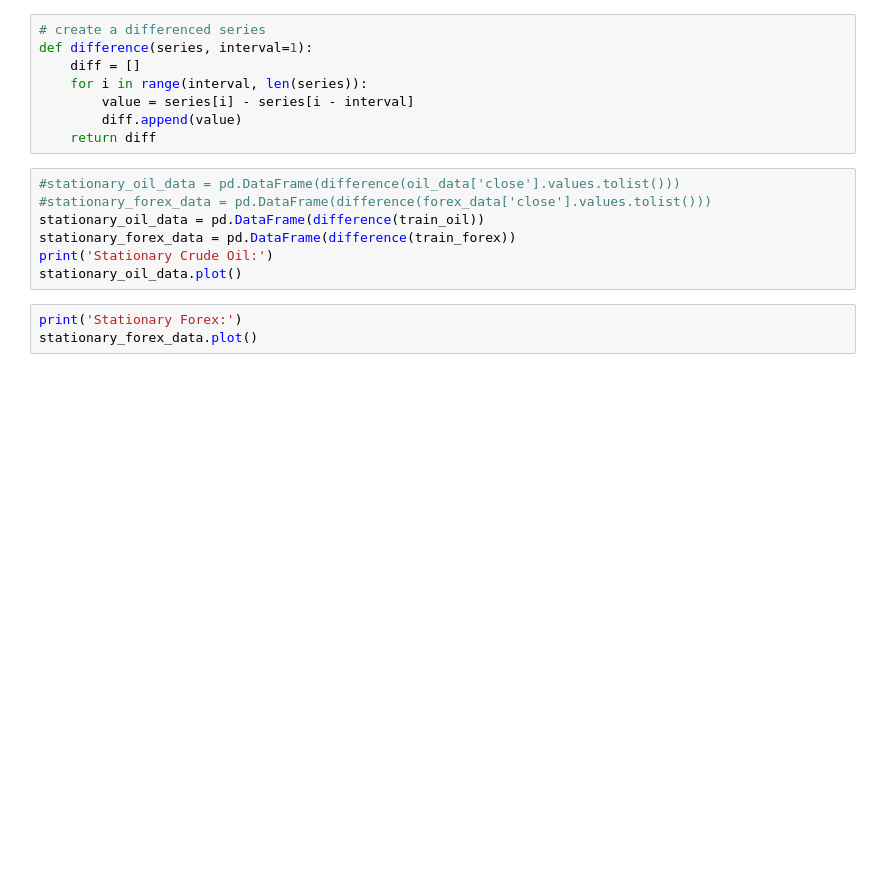
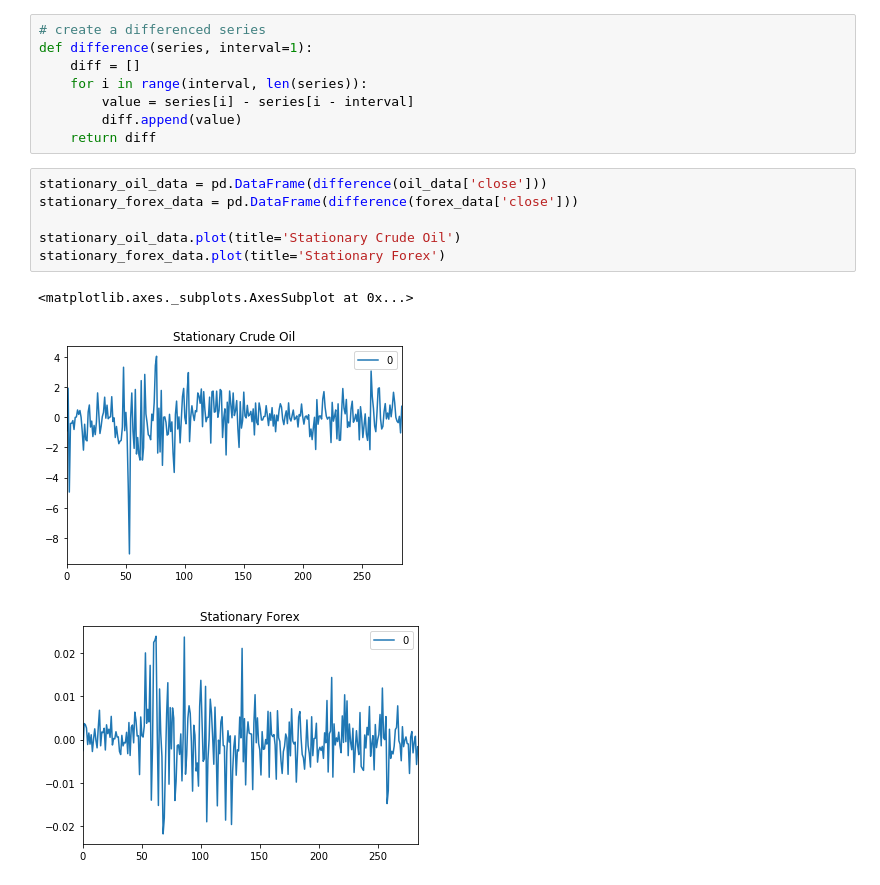
Before and after one commit to KnlnKS/Forex-Price-Predictor-Quantconnect, a Jupyter notebook: research.ipynb, the cells around one changed output. Drawn from its saved outputs; the diff is of its cells as text; blank space fills up the shorter version.

```diff
--- a/research.ipynb
+++ b/research.ipynb
@@ -75,15 +165,15 @@ def difference(series, interval=1):
         diff.append(value)
     return diff
 # %%
-#stationary_oil_data = pd.DataFrame(difference(oil_data['close'].values.tolist()))
-#stationary_forex_data = pd.DataFrame(difference(forex_data['close'].values.tolist()))
-stationary_oil_data = pd.DataFrame(difference(train_oil))
-stationary_forex_data = pd.DataFrame(difference(train_forex))
-print('Stationary Crude Oil:')
-stationary_oil_data.plot()
+stationary_oil_data = pd.DataFrame(difference(oil_data['close']))
+stationary_forex_data = pd.DataFrame(difference(forex_data['close']))
+
+stationary_oil_data.plot(title='Stationary Crude Oil')
+stationary_forex_data.plot(title='Stationary Forex')
+# %% [output]
+<matplotlib.axes._subplots.AxesSubplot at 0x...>
+[figure, added]
+[figure, added]
-# %%
-print('Stationary Forex:')
-stationary_forex_data.plot()
 # %%
 print('Running Augmented Dickey-Fuller Test for Stationary Crude Oil...')
 print()
```
Also changed, not shown: parts of 18 cells of this notebook.
